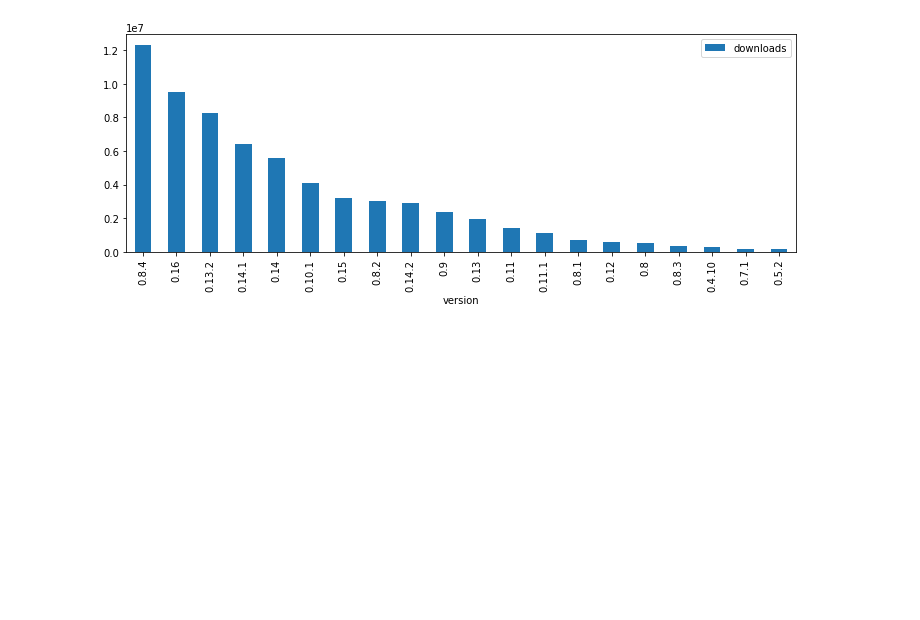
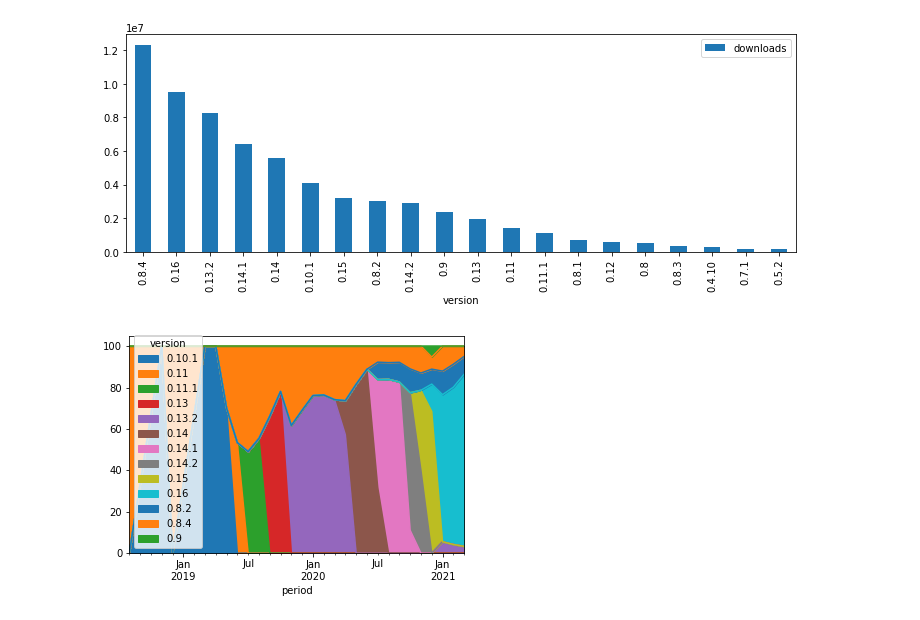
Before and after one commit to xflr6/notebooks, a Jupyter notebook: PyPI.ipynb, the cells around one changed output. Drawn from its saved outputs; the diff is of its cells as text; code cells hidden in the pictures; blank space fills up the shorter version.

Commit message:
plot graphviz version distribution by period

```diff
--- a/PyPI.ipynb
+++ b/PyPI.ipynb
@@ -454,3 +455,18 @@ df.pivot_table(values='downloads', index='period', columns='project',
  .plot.bar(figsize=(12, 4)));
 # %% [output]
 [figure]
+# %%
+(df[(df['project'] == 'graphviz') & (df['downloads'] > 100_000)]
+ .assign(version=lambda x: x['version'].cat.remove_unused_categories())
+ .pivot_table(values='downloads', index='period', columns='version',
+              aggfunc='sum', fill_value=0)
+ .stack(level='version')
+ [lambda x: x > 0]
+ .groupby('period')
+ .transform(lambda g: 100 * g / g.sum())
+ .sort_values(ascending=False)
+ .sort_index()
+ .unstack(level='version')
+ .plot.area());
+# %% [output]
+[figure, added]
```
Also changed, not shown: parts of 2 cells of this notebook.
